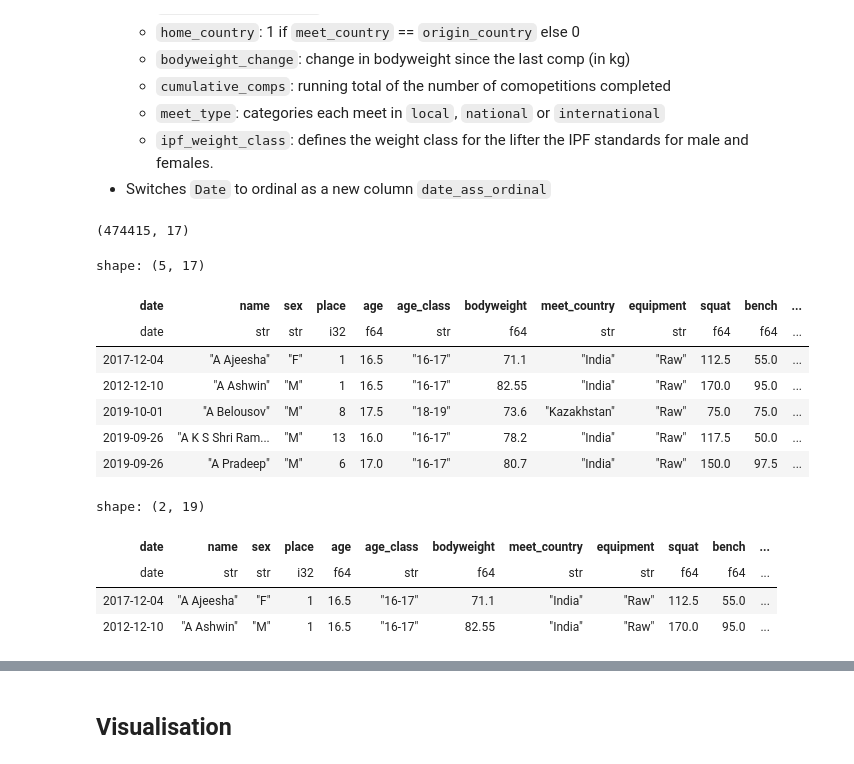
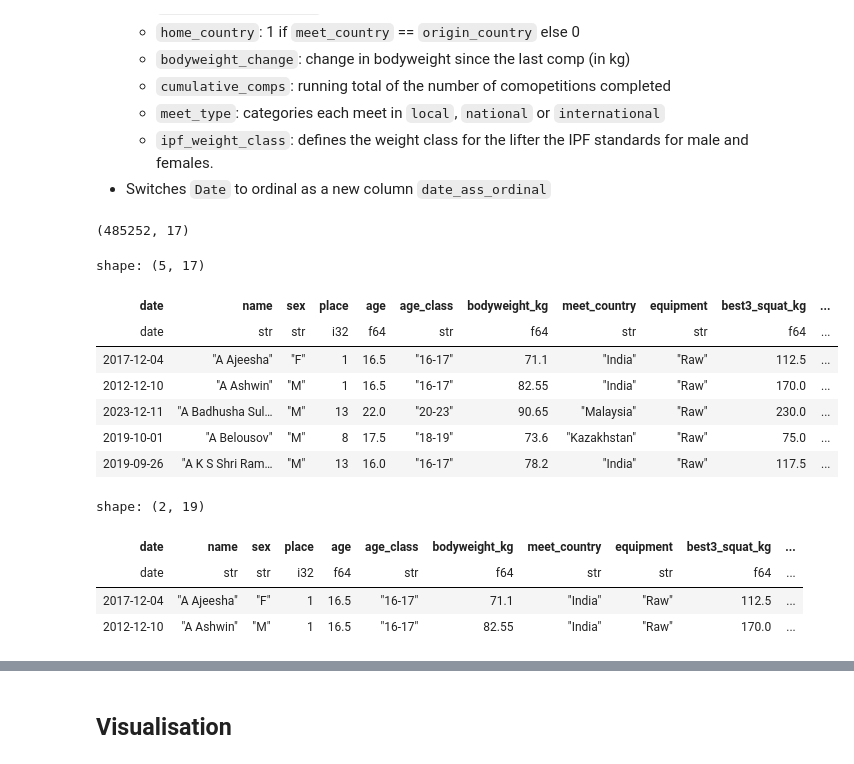
Before and after one commit to namtonthat/powerlifting-ml-progress, a Jupyter notebook: notebooks/etl-polars.ipynb, the cells around one changed output, grey strips where cells are left out. Saved outputs shown, nothing was run; the diff lists cells and outputs as text; code cells hidden in the pictures.

```diff
--- a/notebooks/etl-polars.ipynb
+++ b/notebooks/etl-polars.ipynb
@@ -14,7 +14,7 @@ from steps import conf
 # %% [markdown]
 ### Loading Data
 # %%
-s3_file_path = f"https://{conf.bucket_name}.s3.ap-southeast-2.amazonaws.com/{conf.parquet_file}"
+s3_file_path = f"https://{conf.bucket_name}.s3.ap-southeast-2.amazonaws.com/landing/{conf.parquet_file}"
 
 df = pl.read_parquet(s3_file_path)
 df.head(5)
@@ -49,7 +49,8 @@ display(Markdown(cleansing_data_md))
 - Drop any rows that have missing values in the columns above.
 - Drop any duplicates based on all columns.
 # %%
-base_df = df.select(conf.op_cols)
+selected_cols = [conf.camel_to_snake(col) for col in conf.op_cols]
+base_df = df.select(selected_cols)
 print(base_df.shape)
 base_df.head(5)
 # %% [output]
@@ -65,10 +140,10 @@ shape: (5, 18)
 # %%
 cleansed_df = (
-    base_df.filter((pl.col("Event") == "SBD") & (pl.col("Tested") == "Yes") & (pl.col("Place").apply(lambda x: x.isnumeric(), return_dtype=pl.Boolean)) & (pl.col("Equipment") == "Raw"))
+    base_df.filter((pl.col("event") == "SBD") & (pl.col("tested") == "Yes") & (pl.col("place").apply(lambda x: x.isnumeric(), return_dtype=pl.Boolean)) & (pl.col("equipment") == "Raw"))
     .drop_nulls()
     .unique()
-    .sort("Date", descending=True)
-    .drop(["Tested", "Event"])
+    .sort("date", descending=True)
+    .drop(["tested", "event"])
 )
 print(cleansed_df.shape)
 cleansed_df.head(5)
@@ -104,7 +179,7 @@ shape: (5, 16)
 - Assume that a powerlifter's country is from the first country that compete in.
 # %%
 # find the first country that the powerlifter competed in and assume that is their country of origin
-lifter_country_df = cleansed_df.groupby(["Name", "Sex"]).agg(pl.first("MeetCountry").alias("OriginCountry"))
+lifter_country_df = cleansed_df.groupby(["name", "sex"]).agg(pl.first("meet_country").alias("origin_country"))
 # %% [markdown]
 ### Feature Engineering
 #### Creating a Primary Key
@@ -127,52 +202,47 @@ A new dataframe is created called `primary_key_df` to generate this `primary_key
 - Switches `Date` to ordinal as a new column `date_ass_ordinal`
 # %%
 data_prep_df = (
-    cleansed_df.sort(["Name", "Date"], descending=[False, True])
-    .join(lifter_country_df, on=["Name", "Sex"])
-    .filter(pl.col("Date").gt("2000-01-01"))
+    cleansed_df.sort(["name", "date"], descending=[False, True])
+    .join(lifter_country_df, on=["name", "sex"])
     .with_columns(
-        pl.col("Date").str.strptime(pl.Date, fmt="%Y-%m-%d").alias("Date"),
-        pl.col("Place").cast(pl.Int32).alias("Place"),
+        pl.col("date").str.strptime(pl.Date, fmt="%Y-%m-%d").alias("date"),
+        pl.col("place").cast(pl.Int32).alias("place"),
     )
-    .rename(mapping=conf.op_cols_rename)
-    .select(pl.all().map_alias(lambda col_name: conf.camel_to_snake(col_name)))
 )
 
 print(data_prep_df.shape)
 data_prep_df.head(5)
 # %% [output]
-(474415, 17)
+(485252, 17)
 shape: (5, 17)
-| date | name | sex | place | age | age_class | bodyweight | meet_country | equipment | squat | bench | ... |
-| date | str | str | i32 | f64 | str | f64 | str | str | f64 | f64 | ... |
-| 2017-12-04 | "A Ajeesha" | "F" | 1 | 16.5 | "16-17" | 71.1 | "India" | "Raw" | 112.5 | 55.0 | ... |
-| 2012-12-10 | "A Ashwin" | "M" | 1 | 16.5 | "16-17" | 82.55 | "India" | "Raw" | 170.0 | 95.0 | ... |
-| 2019-10-01 | "A Belousov" | "M" | 8 | 17.5 | "18-19" | 73.6 | "Kazakhstan" | "Raw" | 75.0 | 75.0 | ... |
-| 2019-09-26 | "A K S Shri Ram... | "M" | 13 | 16.0 | "16-17" | 78.2 | "India" | "Raw" | 117.5 | 50.0 | ... |
-| 2019-09-26 | "A Pradeep" | "M" | 6 | 17.0 | "16-17" | 80.7 | "India" | "Raw" | 150.0 | 97.5 | ... |
+| date | name | sex | place | age | age_class | bodyweight_kg | meet_country | equipment | best3_squat_kg | ... |
+| date | str | str | i32 | f64 | str | f64 | str | str | f64 | ... |
+| 2017-12-04 | "A Ajeesha" | "F" | 1 | 16.5 | "16-17" | 71.1 | "India" | "Raw" | 112.5 | ... |
+| 2012-12-10 | "A Ashwin" | "M" | 1 | 16.5 | "16-17" | 82.55 | "India" | "Raw" | 170.0 | ... |
+| 2023-12-11 | "A Badhusha Sul… | "M" | 13 | 22.0 | "20-23" | 90.65 | "Malaysia" | "Raw" | 230.0 | ... |
+| 2019-10-01 | "A Belousov" | "M" | 8 | 17.5 | "18-19" | 73.6 | "Kazakhstan" | "Raw" | 75.0 | ... |
+| 2019-09-26 | "A K S Shri Ram… | "M" | 13 | 16.0 | "16-17" | 78.2 | "India" | "Raw" | 117.5 | ... |
 # %%
 primary_key_df = (
     data_prep_df.with_columns((pl.col("date").dt.strftime("%Y").cast(pl.Int32) - pl.col("age")).cast(pl.Int32).cast(pl.Utf8).alias("year_of_birth"))
-    .with_columns(pl.concat_str([pl.col("year_of_birth"), pl.lit("01-01")], separator="-").str.strptime(pl.Date, fmt="%Y-%m-%d").alias("date_of_birth"))
     .with_columns(
         pl.concat_str(
             [
-                pl.col("name").str.to_lowercase().str.replace(" ", pl.lit("-")),
-                pl.col("date_of_birth"),
+                pl.col("name").str.to_lowercase().str.replace(" ", "-"),
+                pl.col("year_of_birth"),
             ],
             separator="-",
         ).alias("primary_key")
     )
     .unique(subset=["primary_key", "date", "meet_name"])
-    .drop(["date_of_birth"])
 )
 primary_key_df.head(2)
 # %% [output]
 shape: (2, 19)
-| date | name | sex | place | age | age_class | bodyweight | meet_country | equipment | squat | bench | ... |
-| date | str | str | i32 | f64 | str | f64 | str | str | f64 | f64 | ... |
-| 2017-12-04 | "A Ajeesha" | "F" | 1 | 16.5 | "16-17" | 71.1 | "India" | "Raw" | 112.5 | 55.0 | ... |
-| 2012-12-10 | "A Ashwin" | "M" | 1 | 16.5 | "16-17" | 82.55 | "India" | "Raw" | 170.0 | 95.0 | ... |
+| date | name | sex | place | age | age_class | bodyweight_kg | meet_country | equipment | best3_squat_kg | ... |
+| date | str | str | i32 | f64 | str | f64 | str | str | f64 | ... |
+| 2017-12-04 | "A Ajeesha" | "F" | 1 | 16.5 | "16-17" | 71.1 | "India" | "Raw" | 112.5 | ... |
+| 2012-12-10 | "A Ashwin" | "M" | 1 | 16.5 | "16-17" | 82.55 | "India" | "Raw" | 170.0 | ... |
 # %%
 primary_key_df.with_columns((pl.col("date") - pl.col("date").shift(-1)).over("primary_key").alias("time_since_last_comp")).filter(pl.col("time_since_last_comp").is_not_null()).with_columns(
     pl.col("time_since_last_comp").dt.days()
```
Also changed, not shown: parts of 34 cells of this notebook, 12 other files.
